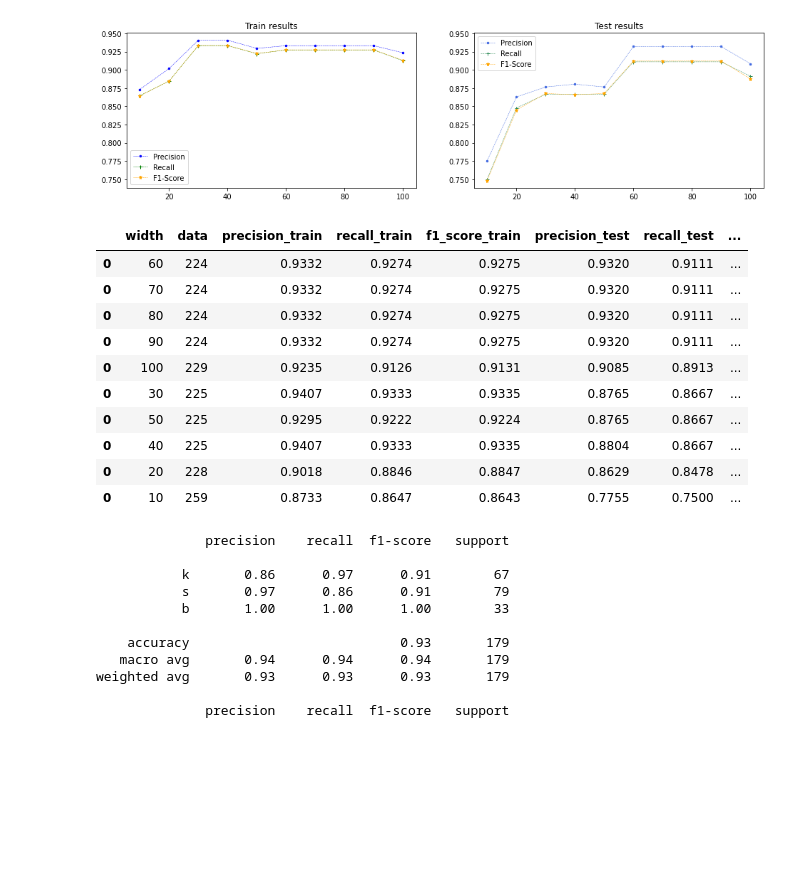
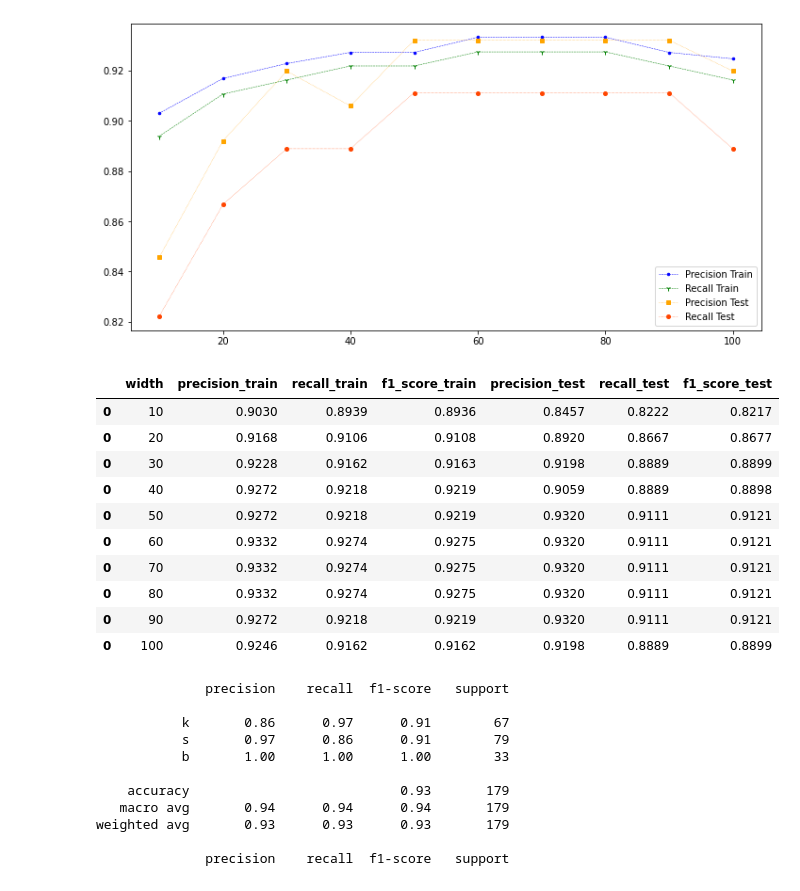
Before and after one commit to ULE-Informatica/burr_detection, a Jupyter notebook: info_data.ipynb, the cells around one changed output. Cells and saved outputs as stored; diff of their text form; code cells hidden in the pictures; blank space fills up the shorter version.

Commit message:
Updating results

```diff
--- a/info_data.ipynb
+++ b/info_data.ipynb
@@ -17,5 +18,8 @@ seed = 45
 # %%
 data_category = pd.read_csv('info_category.csv', delimiter=';', decimal=".")
 print(data_category.shape)
+data_category[['category']] =  data_category[['category']].abs()
+data_category = data_category[data_category.category>0]
+print(data_category.shape)
 # %% [output]
 (493, 4)
@@ -23,9 +28,12 @@ print(data_category.shape)
 def prepare_data(file_name, data_category):
     data = pd.read_csv(file_name+'.csv', delimiter=';', decimal=".")
     data = data_category.merge(data, left_on=['img_name','folder','image'], right_on=['img_name','folder','image'])
-    data[['category']] =  data[['category']].abs()
-    data = data[data.category>0]
+    #data[['category']] =  data[['category']].abs()
+    #data = data[data.category>0]
     data[['category']] =  data[['category']]-1
+    #scaler = MinMaxScaler()
+    #size_m = int(file_name.split("_")[-1])
+    #data[['h_'+str(a) for a in range(1,size_m+1)]] = scaler.fit_transform(data[['h_'+str(a) for a in range(1,size_m+1)]])
     return data
 # %%
 from sklearn import svm, datasets
@@ -77,63 +85,63 @@ for w in range(0,len(widths)):
     size_m = sections_width
     columns = ['h_'+str(a) for a in range(1,size_m+1)] #+ ['pw_'+str(a) for a in range(1,size_m+1)]
     X_values = data[columns]
     y_values = data[['category']]
     X_train, X_test, y_train, y_test = train_test_split(X_values, y_values, test_size=0.2, random_state=seed)
-    kmeans = SVC(C=9, class_weight='balanced', random_state=seed) #KNeighborsClassifier(n_neighbors=6, p=4) #GaussianNB() #
+    kmeans = SVC(C=8, class_weight='balanced', random_state=seed) #KNeighborsClassifier(n_neighbors=6, p=4) #GaussianNB() #
     kmeans.fit(X_train, y_train.values.ravel())
     y_predict = kmeans.predict(X_train)
     precision_train = (precision_score(y_train, y_predict, average='weighted'))
     recall_train= (recall_score(y_train, y_predict, average='weighted'))
     f1_score_train = f1_score(y_train, y_predict, average='weighted')
     y_predict = kmeans.predict(X_test)
     precision_test = (precision_score(y_test, y_predict, average='weighted'))
     recall_test = (recall_score(y_test, y_predict, average='weighted'))
     f1_score_test = f1_score(y_test, y_predict, average='weighted')
-    data_row= [ widths[w], data.shape[0],precision_train, recall_train,precision_test,recall_test, f1_score_train, f1_score_test]
+    data_row= [ widths[w], precision_train, recall_train,precision_test,recall_test, f1_score_train, f1_score_test]
     info_results.append(data_row)
-    info_results =pd.DataFrame(info_results, columns=['width','data','precision_train', 'recall_train', 'precision_test','recall_test', 'f1_score_train', 'f1_score_test'])
+    info_results =pd.DataFrame(info_results, columns=['width','precision_train', 'recall_train', 'precision_test','recall_test', 'f1_score_train', 'f1_score_test'])
     final_data = pd.concat([final_data, info_results])
 
 max_value = final_data[['precision_train', 'recall_train', 'f1_score_train', 'precision_test', 'recall_test', 'f1_score_test']].values.max() + 0.01
 min_value = final_data[['precision_train', 'recall_train', 'f1_score_train', 'precision_test', 'recall_test', 'f1_score_test']].values.min() - 0.01
 
-fig, axs = plt.subplots(1,2, figsize=(16,4))
-axs[0].title.set_text("Train results")
-axs[0].plot(final_data.width,final_data.precision_train,marker='.',linestyle='dashed', color='blue',linewidth=0.5,markersize=5, label='Precision')
-axs[0].plot(final_data.width,final_data.recall_train,marker='+',linestyle='dashed',color='green',linewidth=0.5,markersize=5, label='Recall')
-axs[0].plot(final_data.width,final_data.f1_score_train,marker='*',linestyle='dashed',color='orange',linewidth=0.5,markersize=5, label='F1-Score')
-axs[0].legend()
-axs[0].set_ylim([min_value, max_value])
+fig, axs = plt.subplots(1,1, figsize=(12,6))
+#axs.title.set_text("Train results")
+axs.plot(final_data.width,final_data.precision_train,marker='.',linestyle='dashed', color='blue',linewidth=0.5,markersize=5, label='Precision Train')
+axs.plot(final_data.width,final_data.recall_train,marker='1',linestyle='dashed',color='green',linewidth=0.5,markersize=5, label='Recall Train')
+#axs.plot(final_data.width,final_data.f1_score_train,marker='*',linestyle='dashed',color='orange',linewidth=0.5,markersize=5, label='F1-Score Train')
+#axs.legend()
+#axs.set_ylim([min_value, max_value])
 
-axs[1].title.set_text("Test results")
-axs[1].plot(final_data.width,final_data.precision_test,marker='.',linestyle='dashed', color='royalblue',linewidth=0.5,markersize=5, label='Precision')
-axs[1].plot(final_data.width,final_data.recall_test,marker='+',linestyle='dashed',color='seagreen',linewidth=0.5,markersize=5, label='Recall')
-axs[1].plot(final_data.width,final_data.f1_score_test,marker='*',linestyle='dashed',color='orange',linewidth=0.5,markersize=5, label='F1-Score')
-axs[1].legend()
-axs[1].set_ylim([min_value, max_value])
+#axs.title.set_text("Test results")
+axs.plot(final_data.width,final_data.precision_test,marker='s',linestyle='dotted', color='orange',linewidth=0.5,markersize=4, label='Precision Test')
+axs.plot(final_data.width,final_data.recall_test,marker='o',linestyle='dotted',color='orangered',linewidth=0.5,markersize=4, label='Recall Test')
+#axs.plot(final_data.width,final_data.f1_score_test,marker='*',linestyle='dotted',color='orange',linewidth=0.5,markersize=5, label='F1-Score Test')
+axs.legend()
+#axs.set_ylim([min_value, max_value])
 
 
 plt.savefig('final_results.jpg', dpi=200, bbox_inches='tight', pad_inches=0)
 plt.show()
 
-final_data = final_data.reindex(['width', 'data','precision_train', 'recall_train', 'f1_score_train', 'precision_test', 'recall_test', 'f1_score_test'], axis=1)
-final_data = final_data.sort_values(by=['f1_score_test', 'f1_score_train'], ascending=False)
+final_data = final_data.reindex(['width', 'precision_train', 'recall_train', 'f1_score_train', 'precision_test', 'recall_test', 'f1_score_test'], axis=1)
+#final_data = final_data.sort_values(by=['f1_score_test', 'f1_score_train'], ascending=False)
 final_data = final_data.round(4)
 final_data.to_latex('final_data.txt', index = False)
 final_data
 # %% [output]
-[figure, old version]
+[figure, new version]
-|  | width | data | precision_train | recall_train | f1_score_train | precision_test | recall_test | ... |
-| 0 | 60 | 224 | 0.9332 | 0.9274 | 0.9275 | 0.9320 | 0.9111 | ... |
-| 0 | 70 | 224 | 0.9332 | 0.9274 | 0.9275 | 0.9320 | 0.9111 | ... |
-| 0 | 80 | 224 | 0.9332 | 0.9274 | 0.9275 | 0.9320 | 0.9111 | ... |
-| 0 | 90 | 224 | 0.9332 | 0.9274 | 0.9275 | 0.9320 | 0.9111 | ... |
-| 0 | 100 | 229 | 0.9235 | 0.9126 | 0.9131 | 0.9085 | 0.8913 | ... |
-| 0 | 30 | 225 | 0.9407 | 0.9333 | 0.9335 | 0.8765 | 0.8667 | ... |
-| 0 | 50 | 225 | 0.9295 | 0.9222 | 0.9224 | 0.8765 | 0.8667 | ... |
-| 0 | 40 | 225 | 0.9407 | 0.9333 | 0.9335 | 0.8804 | 0.8667 | ... |
-| 0 | 20 | 228 | 0.9018 | 0.8846 | 0.8847 | 0.8629 | 0.8478 | ... |
-| 0 | 10 | 259 | 0.8733 | 0.8647 | 0.8643 | 0.7755 | 0.7500 | ... |
+|  | width | precision_train | recall_train | f1_score_train | precision_test | recall_test | f1_score_test |
+| 0 | 10 | 0.9030 | 0.8939 | 0.8936 | 0.8457 | 0.8222 | 0.8217 |
+| 0 | 20 | 0.9168 | 0.9106 | 0.9108 | 0.8920 | 0.8667 | 0.8677 |
+| 0 | 30 | 0.9228 | 0.9162 | 0.9163 | 0.9198 | 0.8889 | 0.8899 |
+| 0 | 40 | 0.9272 | 0.9218 | 0.9219 | 0.9059 | 0.8889 | 0.8898 |
+| 0 | 50 | 0.9272 | 0.9218 | 0.9219 | 0.9320 | 0.9111 | 0.9121 |
+| 0 | 60 | 0.9332 | 0.9274 | 0.9275 | 0.9320 | 0.9111 | 0.9121 |
+| 0 | 70 | 0.9332 | 0.9274 | 0.9275 | 0.9320 | 0.9111 | 0.9121 |
+| 0 | 80 | 0.9332 | 0.9274 | 0.9275 | 0.9320 | 0.9111 | 0.9121 |
+| 0 | 90 | 0.9272 | 0.9218 | 0.9219 | 0.9320 | 0.9111 | 0.9121 |
+| 0 | 100 | 0.9246 | 0.9162 | 0.9162 | 0.9198 | 0.8889 | 0.8899 |
 # %%
 file_name = 'info_h_60'
 sections_width = int(file_name.split("_")[-1])
```
Also changed, not shown: parts of 4 cells of this notebook, 3 other files.
